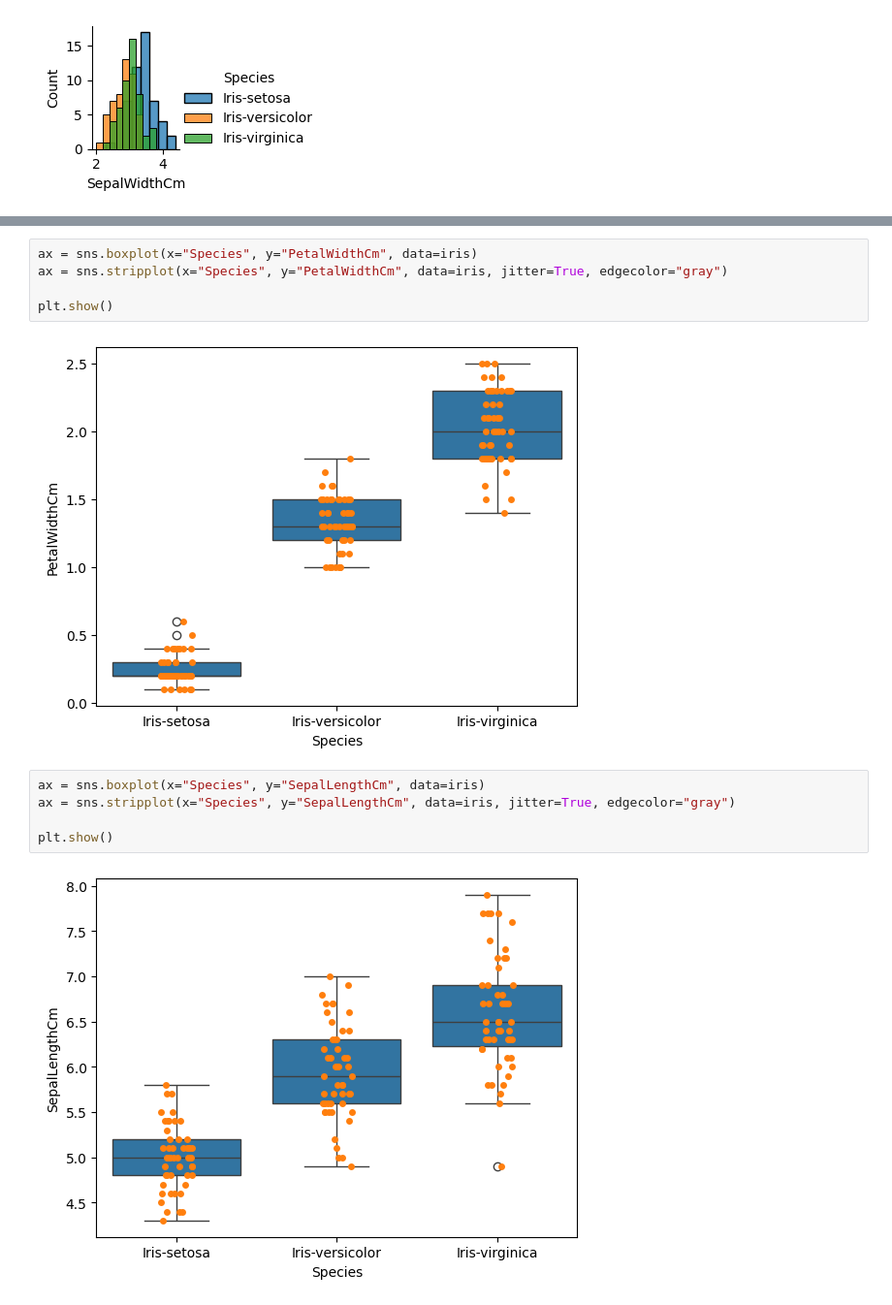
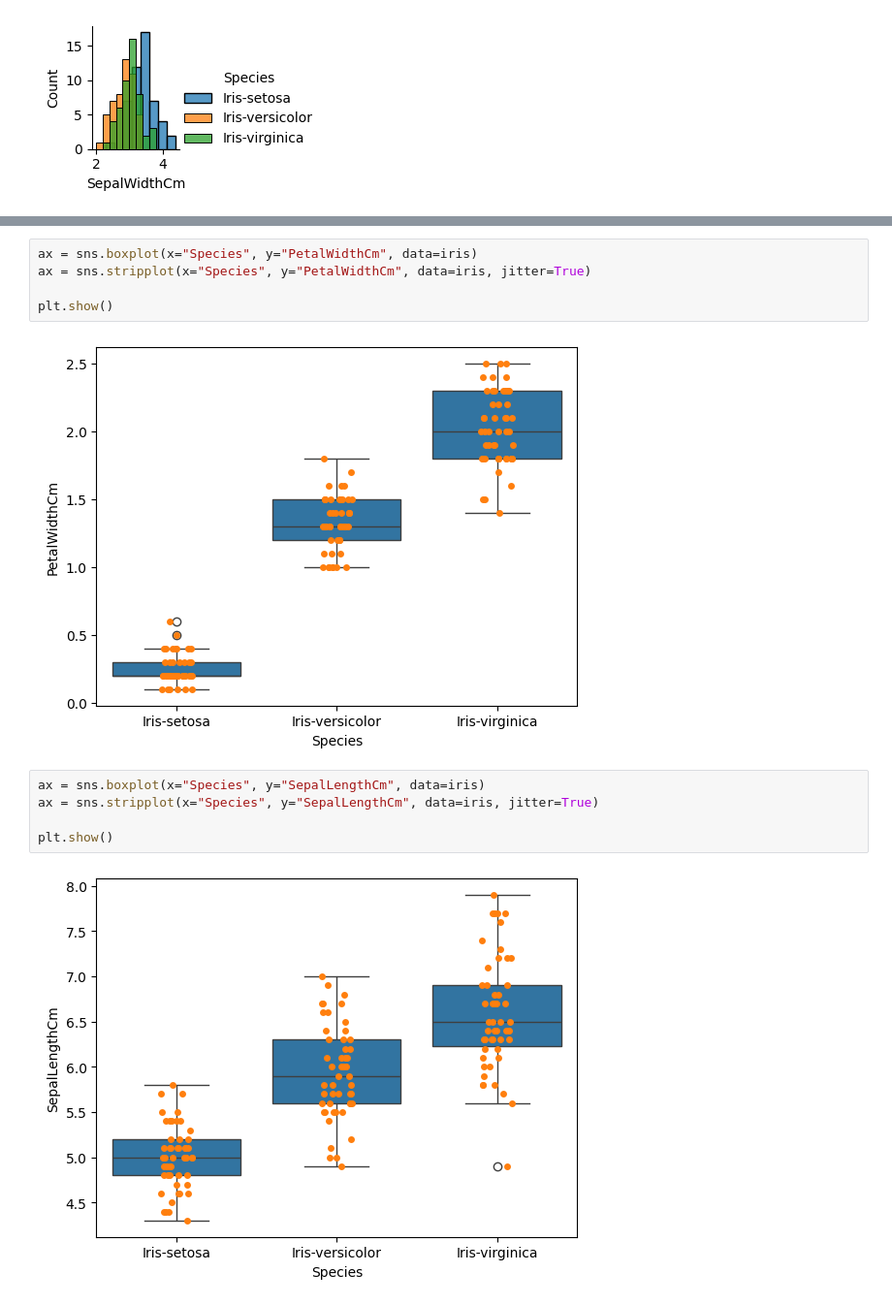
Before and after one commit to Sohaib-Elahi/Python_ML-Task-1---Data-Visualization-Iris-Dataset, a Jupyter notebook: Task 1.ipynb, the cells around one changed output, grey strips where cells are left out. Shown at 97% size. Cells and saved outputs as stored; diff of their text form.

```diff
--- a/Task 1.ipynb
+++ b/Task 1.ipynb
@@ -85,16 +85,16 @@ plt.show()
 # %%
 ax = sns.boxplot(x="Species", y="PetalWidthCm", data=iris)
-ax = sns.stripplot(x="Species", y="PetalWidthCm", data=iris, jitter=True, edgecolor="gray")
+ax = sns.stripplot(x="Species", y="PetalWidthCm", data=iris, jitter=True)
 
 plt.show()
 # %% [output]
-[figure, old version]
+[figure, new version]
 # %%
 ax = sns.boxplot(x="Species", y="SepalLengthCm", data=iris)
-ax = sns.stripplot(x="Species", y="SepalLengthCm", data=iris, jitter=True, edgecolor="gray")
+ax = sns.stripplot(x="Species", y="SepalLengthCm", data=iris, jitter=True)
 
 plt.show()
 # %% [output]
-[figure, old version]
+[figure, new version]
 # %%
 ax = sns.boxplot(x="Species", y="SepalWidthCm", data=iris)
```
Also changed, not shown: parts of 2 cells of this notebook, 1 other file.
